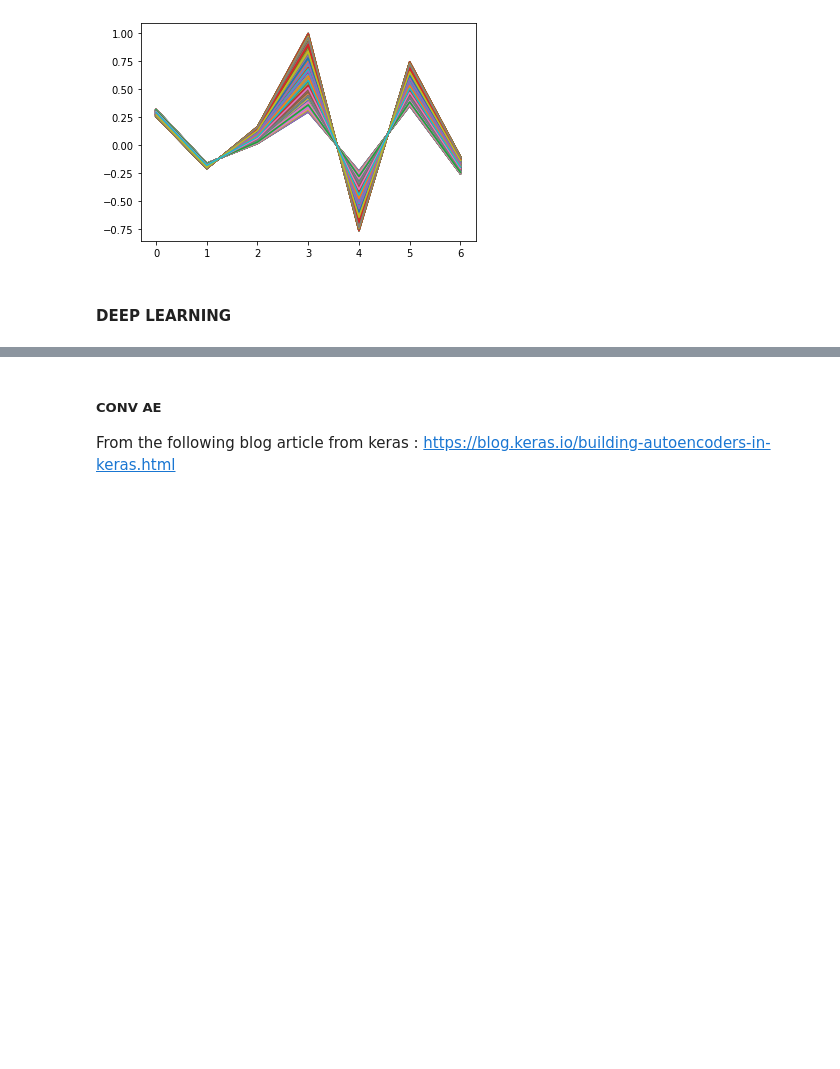
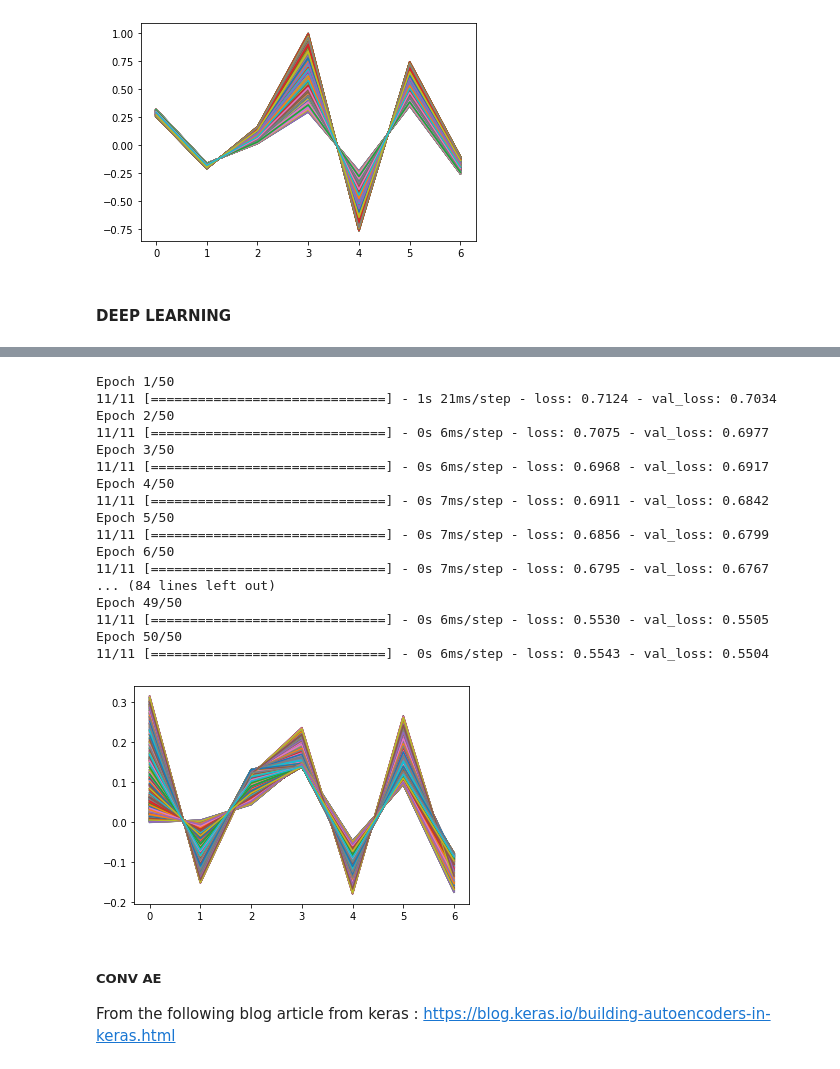
Before and after one commit to RomainCendre/DSTest, a Jupyter notebook: deepsense_generative_takehome_test.ipynb, the cells around one changed output, grey strips where cells are left out. Cells and saved outputs as stored; diff of their text form; code cells hidden in the pictures; blank space fills up the shorter version.

```diff
--- a/deepsense_generative_takehome_test.ipynb
+++ b/deepsense_generative_takehome_test.ipynb
@@ -147,3 +172,33 @@ Epoch 50/50
+# %%
+# Prepare data (normalized)
+vae_data = data+1/2
+# Run AE
+model = VariationalAutoEncoder(latent_dim = 1)
+model.create_model(vae_data)
+model.train(vae_data)
+# Generate,denormalize and plot
+vae_generate_data = model.generate_samples(data, nb_samples)
+vae_generate_data = vae_generate_data*2-1
+plt.plot(vae_generate_data.T);
+# %% [output]
+Epoch 1/50
+11/11 [==============================] - 1s 21ms/step - loss: 0.7124 - val_loss: 0.7034
+Epoch 2/50
+11/11 [==============================] - 0s 6ms/step - loss: 0.7075 - val_loss: 0.6977
+Epoch 3/50
+11/11 [==============================] - 0s 6ms/step - loss: 0.6968 - val_loss: 0.6917
+Epoch 4/50
+11/11 [==============================] - 0s 7ms/step - loss: 0.6911 - val_loss: 0.6842
+Epoch 5/50
+11/11 [==============================] - 0s 7ms/step - loss: 0.6856 - val_loss: 0.6799
+Epoch 6/50
+11/11 [==============================] - 0s 7ms/step - loss: 0.6795 - val_loss: 0.6767
+... (84 lines left out)
+Epoch 49/50
+11/11 [==============================] - 0s 6ms/step - loss: 0.5530 - val_loss: 0.5505
+Epoch 50/50
+11/11 [==============================] - 0s 6ms/step - loss: 0.5543 - val_loss: 0.5504
+[figure, added]
 # %% [markdown]
 ##### CONV AE
 From the following blog article from keras : https://blog.keras.io/building-autoencoders-in-keras.html
```
Also changed, not shown: parts of 12 cells of this notebook.
